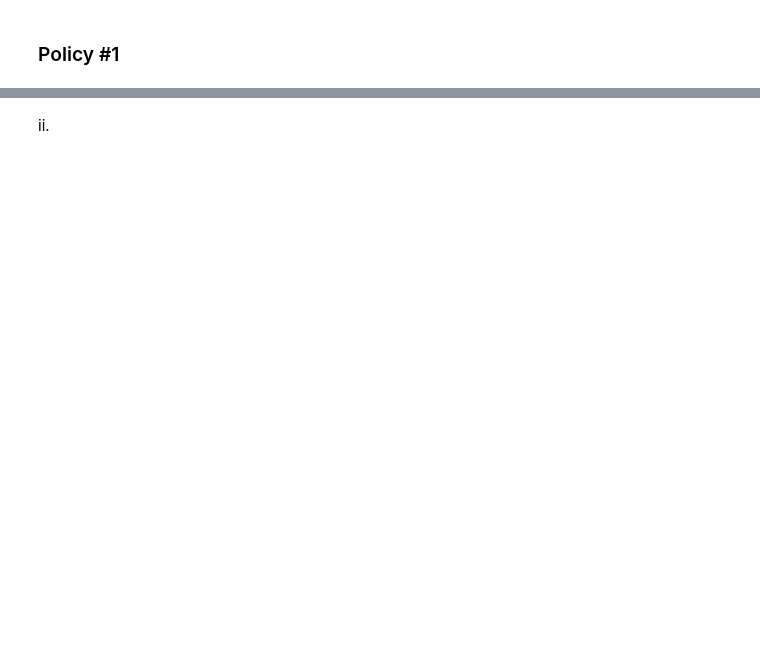
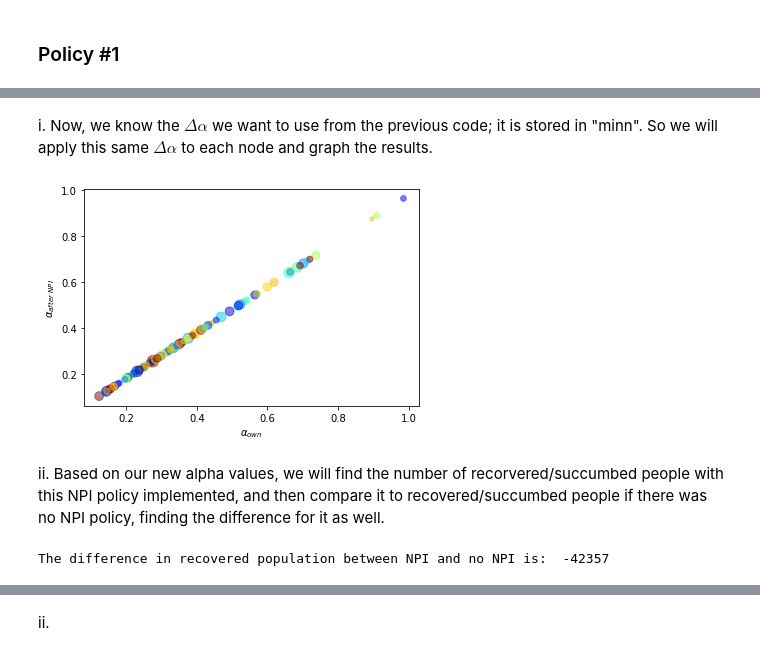
Before and after one commit to shivam-misra/CS190DD-COVID-Capstone, a Jupyter notebook: Part2/Part2.ipynb, the cells around one changed output, grey strips where cells are left out. Drawn from its saved outputs; the diff is of its cells as text; code cells hidden in the pictures; blank space fills up the shorter version.

```diff
--- a/Part2/Part2.ipynb
+++ b/Part2/Part2.ipynb
@@ -69,0 +106,12 @@ for N_node, node_index in zip(N, range(nb_nodes)):
+# %%
+store = {}
+counter = 1
+for i in alpha_predicted:
+    store[f'Node {counter}: '] = i
+    counter+=1
+
+store = sorted(store.items(), key=lambda x: x[1])
+
+print('Nodes ranked by alpha values:')
+for i in store:
+    print(i[0], i[1])
@@ -95,0 +262,32 @@ i.
+# %%
+def my_func(change):
+    theSum = 0
+    changed_array = alpha_predicted + change
+
+    for i in range(len(changed_array)):
+        theSum+=(g_inv(changed_array[i]) - g_inv(alpha_predicted[i]))
+
+    return abs(1000000-theSum)
+
+
+minn = fmin(my_func, 0.5, disp=False)
+# %% [markdown]
+i. Now, we know the $\Delta \alpha$ we want to use from the previous code; it is stored in "minn". So we will apply this same $\Delta \alpha$ to each node and graph the results.
+# %%
+current_new_alphas = alpha_predicted + minn[0]
+
+scatter_plot(current_new_alphas)
+# %% [output]
+[figure, added]
+# %% [markdown]
+ii. Based on our new alpha values, we will find the number of recorvered/succumbed people with this NPI policy implemented, and then compare it to recovered/succumbed people if there was no NPI policy, finding the difference for it as well.
+# %%
+Rcomp = np.zeros((100,170))
+differences = []
+for N_node, node_index in zip(N, range(nb_nodes)):
+    differences.append(total_recovered_difference(current_new_alphas[node_index]))
+
+total_difference = int(np.sum(differences))
+print('The difference in recovered population between NPI and no NPI is: ',total_difference)
+# %% [output]
+The difference in recovered population between NPI and no NPI is:  -42357
```
Also changed, not shown: parts of 49 cells of this notebook.
